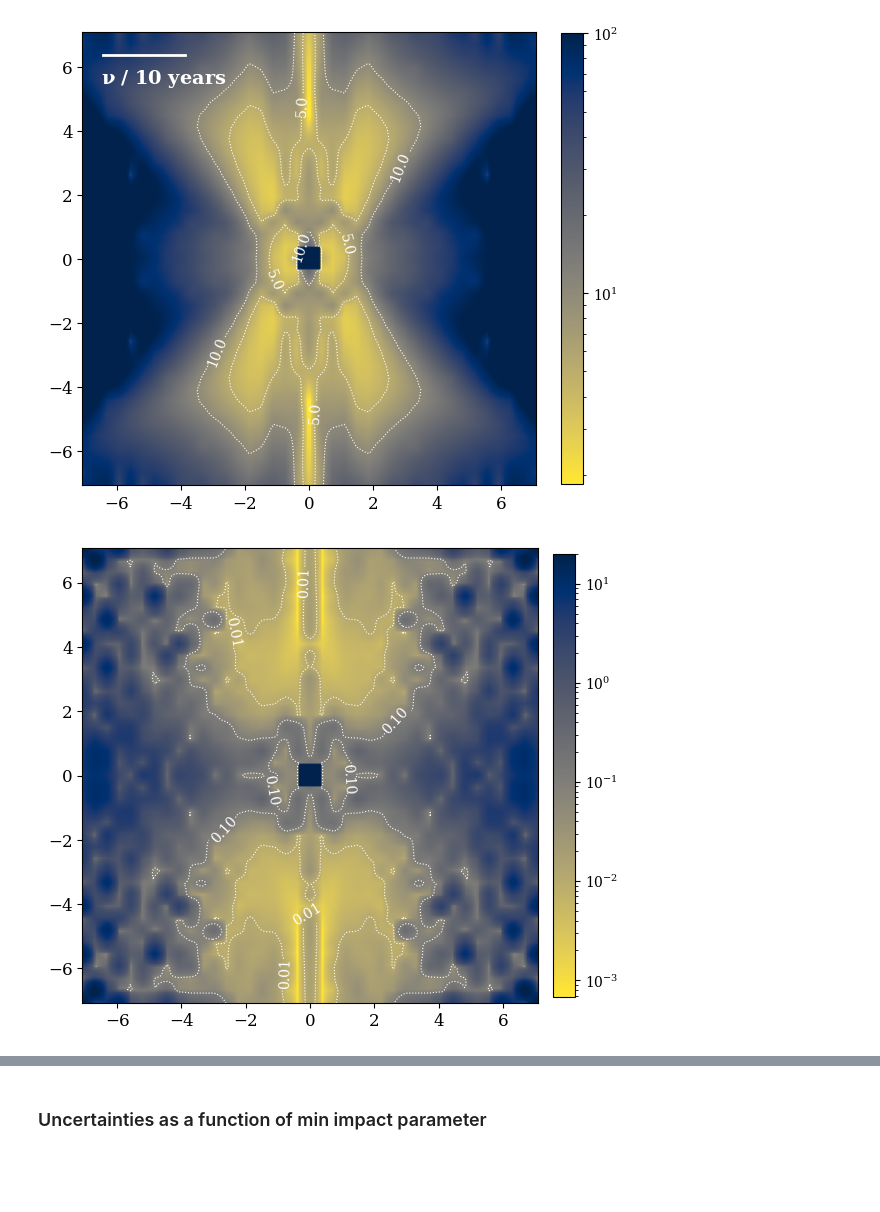
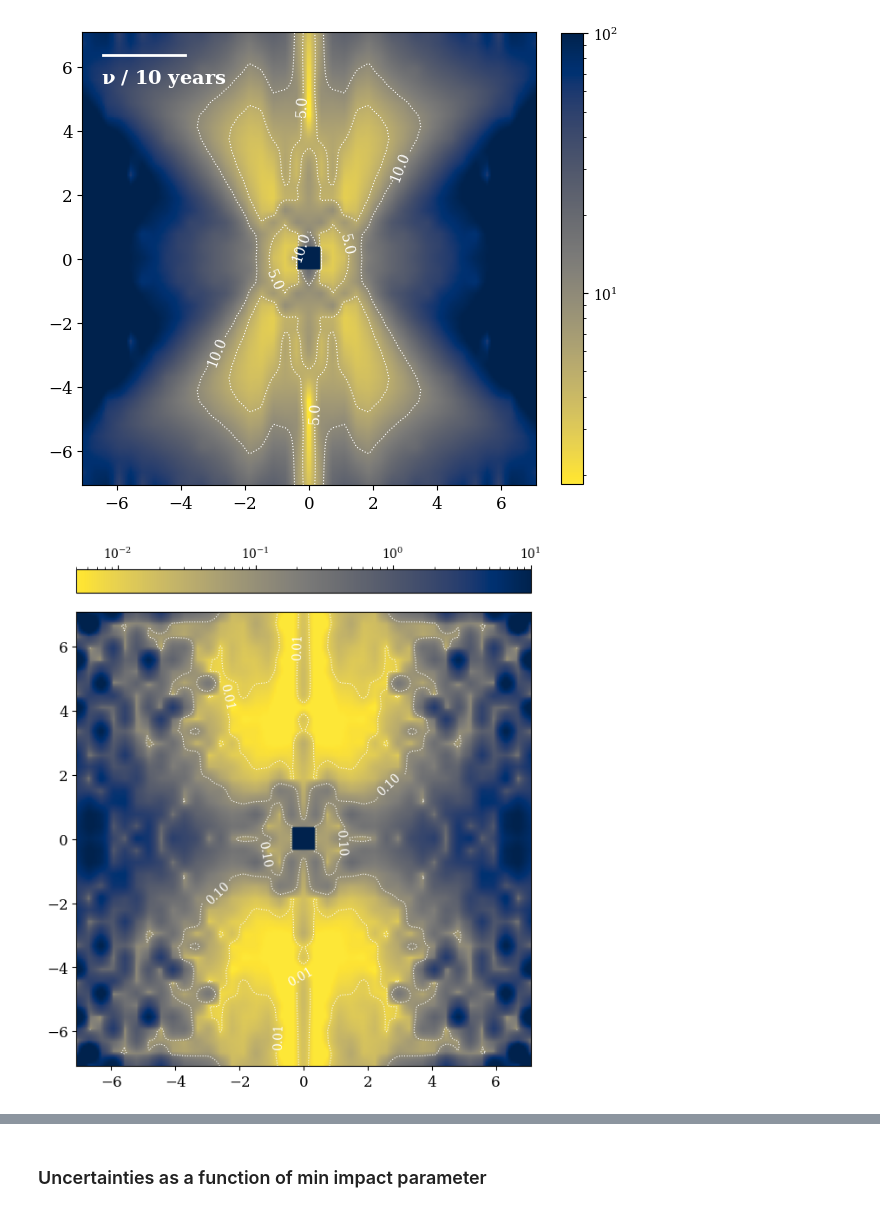
Before and after one commit to abby-moran/Quasar_microlensing_public, a Jupyter notebook: interp_grid01.ipynb, the cells around one changed output, grey strips where cells are left out. Saved outputs shown, nothing was run; the diff lists cells and outputs as text; code cells hidden in the pictures; blank space fills up the shorter version.

```diff
--- a/interp_grid01.ipynb
+++ b/interp_grid01.ipynb
@@ -1410,31 +1410,31 @@ plt.savefig('../Figures/pos_01.pdf', bbox_inches='tight')
 # %%
 fig, (ax1) = plt.subplots(nrows=1, ncols=1, figsize=(6, 8))
 extent = np.array([np.min(fine_grid_x), np.max(fine_grid_x),  np.min(fine_grid_y), np.max(fine_grid_y)])*rad_to_arcsec
 
 X, Y = np.meshgrid(fine_grid_x*rad_to_arcsec, fine_grid_y*rad_to_arcsec)
 Z = np.flipud(sigma_c2_interp).T
 levels=[.01, .1]#2, 5, 10]
-im=ax1.imshow(Z, origin='lower', cmap=reversed_map, extent=extent,norm=matplotlib.colors.LogNorm(vmax=20))#,  vmax=68, vmin=1)
-cbar = plt.colorbar(im, ax=ax1, fraction=0.045, pad=.03)
+im=ax1.imshow(Z, origin='lower', cmap=reversed_map, extent=extent, norm=matplotlib.colors.LogNorm(vmin=5e-3, vmax=1e1))#,  vmax=68, vmin=1)
+cbar = plt.colorbar(im, ax=ax1, fraction=0.045, pad=.03, orientation='horizontal', location='top')
 #cbar.set_label(r'$ \sigma \ [|\theta_{\text{c}}|] \ (\mu as)$', fontsize=14)
 
 #contours
 contours = ax1.contour(X, Y, Z, levels=levels, colors='white', linewidths=0.8, linestyles='dotted')
 ax1.clabel(contours, inline=True, fontsize=10, fmt="%.2f")
 
 ax1.tick_params(axis='both', which='major', labelsize=12)
 ax1.tick_params(axis='both', which='minor', labelsize=10)
 #plt.title(r'$m_l=0.8M_\odot$', fontsize=16)
 #ax1.set_xlim(-1.4e-11, .1e-11)
 #ax1.set_ylim(-.1e-11, 1.4e-11)
 
 #ax1.set_xlabel(r'$\theta_x \ (\mu as)$', fontsize=14)
 #ax1.set_ylabel(r'$\theta_y \ (\mu as)$', fontsize=14)
 plt.tight_layout()
 plt.savefig('../Figures/thetac2_01.pdf', bbox_inches='tight')
 #FileLink('../Figures/thetac_01.pdf')
 # %% [output]
-[figure, old version]
+[figure, new version]
 # %%
 fig, (ax1) = plt.subplots(nrows=1, ncols=1, figsize=(6, 8))
 extent = np.array([np.min(fine_grid_x), np.max(fine_grid_x),  np.min(fine_grid_y), np.max(fine_grid_y)])*rad_to_arcsec
```
Also changed, not shown: parts of 1 cell of this notebook, 1 other file.
